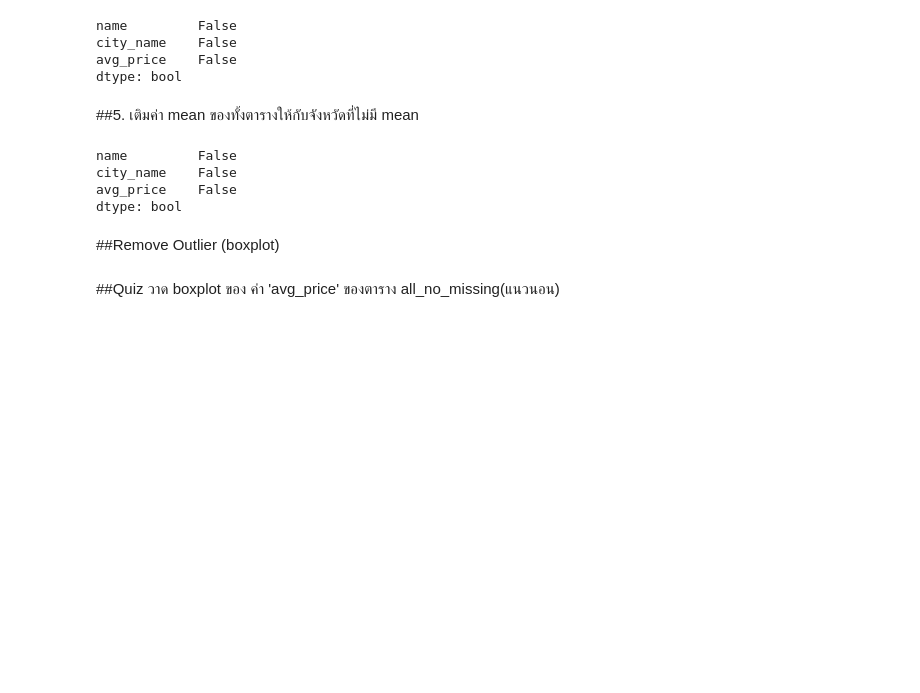
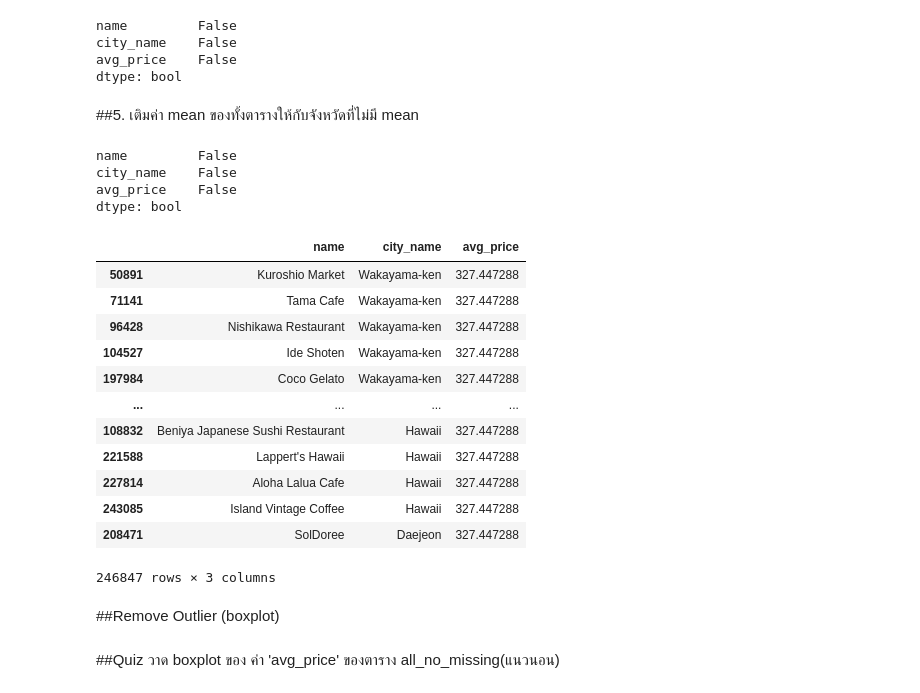
Before and after one commit to dinsor17/KKU_Data_mining, a Jupyter notebook: Pandas_101.ipynb, the cells around one changed output. Saved outputs shown, nothing was run; the diff lists cells and outputs as text; code cells hidden in the pictures; blank space fills up the shorter version.

```diff
--- a/Pandas_101.ipynb
+++ b/Pandas_101.ipynb
@@ -563,6 +607,22 @@ name         False
 city_name    False
 avg_price    False
 dtype: bool
+# %%
+all_no_missing
+# %% [output]
+|  | name | city_name | avg_price |
+| 50891 | Kuroshio Market | Wakayama-ken | 327.447288 |
+| 71141 | Tama Cafe | Wakayama-ken | 327.447288 |
+| 96428 | Nishikawa Restaurant | Wakayama-ken | 327.447288 |
+| 104527 | Ide Shoten | Wakayama-ken | 327.447288 |
+| 197984 | Coco Gelato | Wakayama-ken | 327.447288 |
+| ... | ... | ... | ... |
+| 108832 | Beniya Japanese Sushi Restaurant | Hawaii | 327.447288 |
+| 221588 | Lappert's Hawaii | Hawaii | 327.447288 |
+| 227814 | Aloha Lalua Cafe | Hawaii | 327.447288 |
+| 243085 | Island Vintage Coffee | Hawaii | 327.447288 |
+| 208471 | SolDoree | Daejeon | 327.447288 |
+246847 rows × 3 columns
 # %% [markdown]
 ##Remove Outlier (boxplot)
 # %% [markdown]
```
Also changed, not shown: parts of 16 cells of this notebook.
